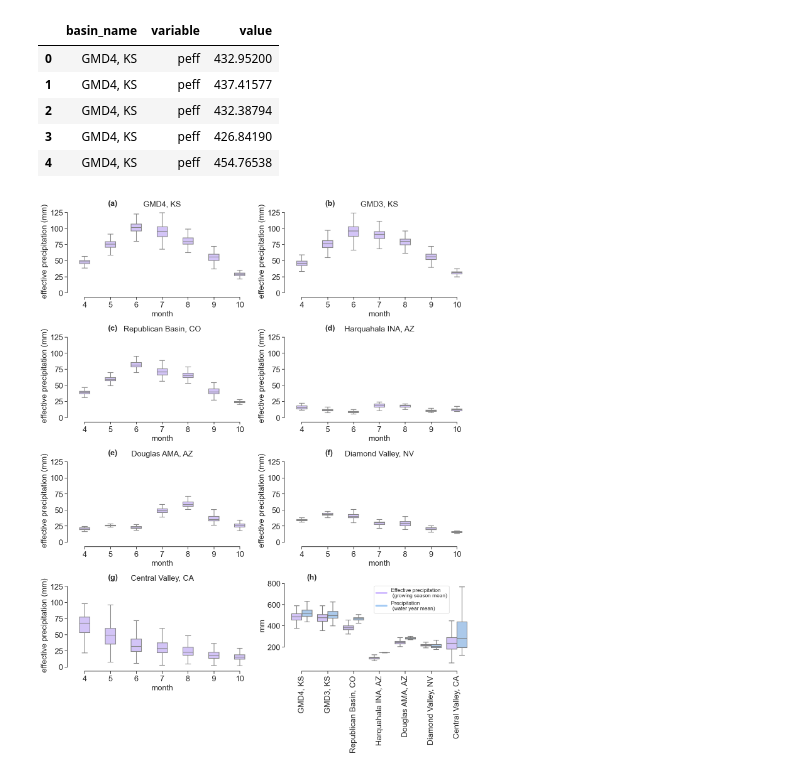
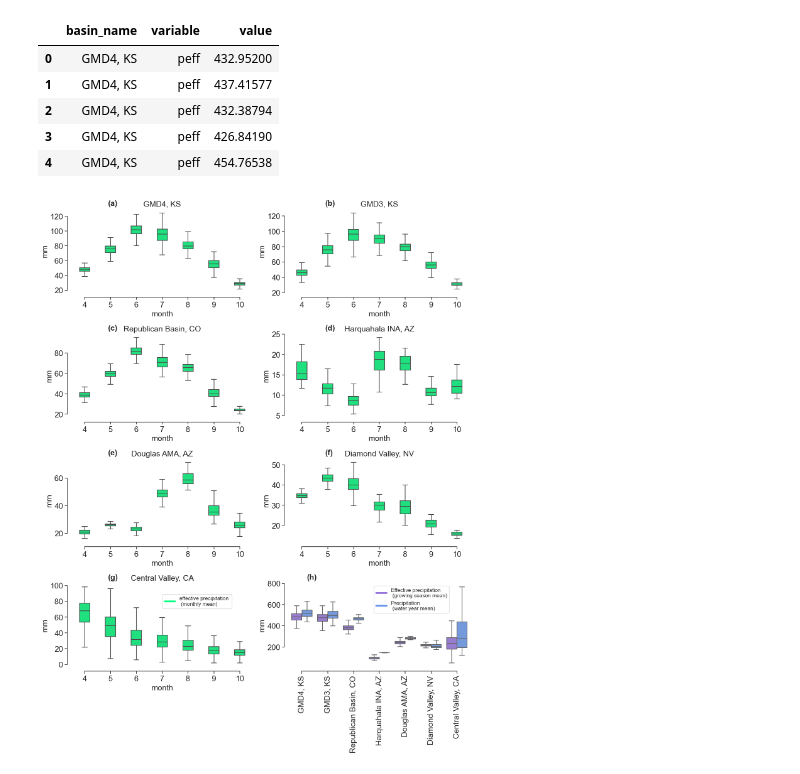
Before and after one commit to mdfahimhasan/WestUS_Peff, a Jupyter notebook: Codes/results_analysis/Peff_analysis_plots.ipynb, the cells around one changed output. Saved outputs shown, nothing was run; the diff lists cells and outputs as text; code cells hidden in the pictures.

Commit message:
update in peff analysis and plots

```diff
--- a/Codes/results_analysis/Peff_analysis_plots.ipynb
+++ b/Codes/results_analysis/Peff_analysis_plots.ipynb
@@ -10,8 +10,11 @@ import matplotlib.pyplot as plt
 df_GS = pd.read_csv('../../Data_main/results_eval/peff/grow_season/all_basins.csv')
 df_month = pd.read_csv('../../Data_main/results_eval/peff/monthly/all_basins.csv')
 # %%
-# melting the dataframe so that effective precip and precip are in the same column
-df_GS_melt = df.melt(id_vars='basin_name', value_vars=['peff', 'precip'], var_name='variable', value_name='value')
+# melting the dataframes so that effective precip and precip are in the same column
+df_GS_melt = df_GS.melt(id_vars='basin_name', value_vars=['peff', 'precip'], var_name='variable', value_name='value')
+
+# df_mn_melt = df_month.melt(id_vars=['basin_name', 'month'], value_vars=['peff', 'precip'], var_name='variable', value_name='value')
+
 df_GS_melt.head()
 # %% [output]
 |  | basin_name | variable | value |
@@ -45,7 +48,7 @@ for r in range(row):
         if (r==3) & (c==1):  # for peff and precip growing season group plot
             # # plot 1
             # color and basin order
-            colors = {'peff': 'm', 'precip': 'b'}
+            colors = {'peff': 'mediumpurple', 'precip': 'cornflowerblue'}
             basin_order = ['GMD4, KS', 'GMD3, KS', 'Republican Basin, CO',
                               'Harquahala INA, AZ', 'Douglas AMA, AZ',
                               'Diamond Valley, NV', 'Central Valley, CA']
@@ -61,43 +64,46 @@ for r in range(row):
                           fontsize=18, fontweight='bold', va='top', ha='left')
 
             # custom legend
-            handles = [plt.Line2D([0], [0], color='m', lw=4),
-                       plt.Line2D([0], [0], color='b', lw=4)]
+            handles = [plt.Line2D([0], [0], color='mediumpurple', lw=4),
+                       plt.Line2D([0], [0], color='cornflowerblue', lw=4)]
             labels = ['Effective precipitation \n (growing season mean)', 'Precipitation \n (water year mean)']
             ax[r, c].legend(handles, labels, fontsize=12, loc='upper right', bbox_to_anchor=(0.9, 1))
 
         else:  # for monthly peff plot of each basin
             df_plot = df_month[df_month['basin_name'] == basin_names[basin_idx]]
 
             sns.boxplot(x=df_plot['month'], y=df_plot['peff'],
-                        ax=ax[r, c], color='m', width=0.4, showfliers=False)
+                        ax=ax[r, c], color='springgreen', width=0.4, showfliers=False)
 
             ax[r, c].set_title(basin_names[basin_idx], fontsize=18)
             ax[r, c].set_xlabel('month', fontsize=18)
-            ax[r, c].set_ylabel('effective precipitation (mm)', fontsize=18)
+            ax[r, c].set_ylabel('mm', fontsize=18)
             ax[r, c].tick_params(axis='both', labelsize=18)
-            ax[r, c].set_ylim([0, 130])
+            #ax[r, c].set_ylim([0, 130])
 
             # add subplot serial
             ax[r, c].text(0.2, 1.11, subplot_labels[basin_idx], transform=ax[r, c].transAxes,
                           fontsize=18, fontweight='bold', va='top', ha='left')
 
             basin_idx += 1
 
+            # legend
+            if (r==3) & (c==0):
+                handles = [plt.Line2D([0], [0], color='springgreen', lw=4)]
+                labels = ['effective precipitation \n (monthly mean)']
+                ax[r, c].legend(handles, labels, fontsize=12, loc='upper right', bbox_to_anchor=(0.9, 0.9))
+
 # removing the boxes around the plot and only keeping the x and y axis
 sns.despine(offset=10, trim=True)
-
-# adjusting subplot space
-
 
 # Rotate x labels for plot 1 after tight layout
 for label in ax[3, 1].get_xticklabels():
     label.set_rotation(90)
 
 # Adjust bottom margin to prevent cutoff
 plt.subplots_adjust(bottom=0.1)
 plt.tight_layout()
 
 fig.savefig('plots/peff_boxplot.png', dpi=300)
 # %% [output]
-[figure, old version]
+[figure, new version]
```
Also changed, not shown: parts of 5 cells of this notebook, 2 other files.
